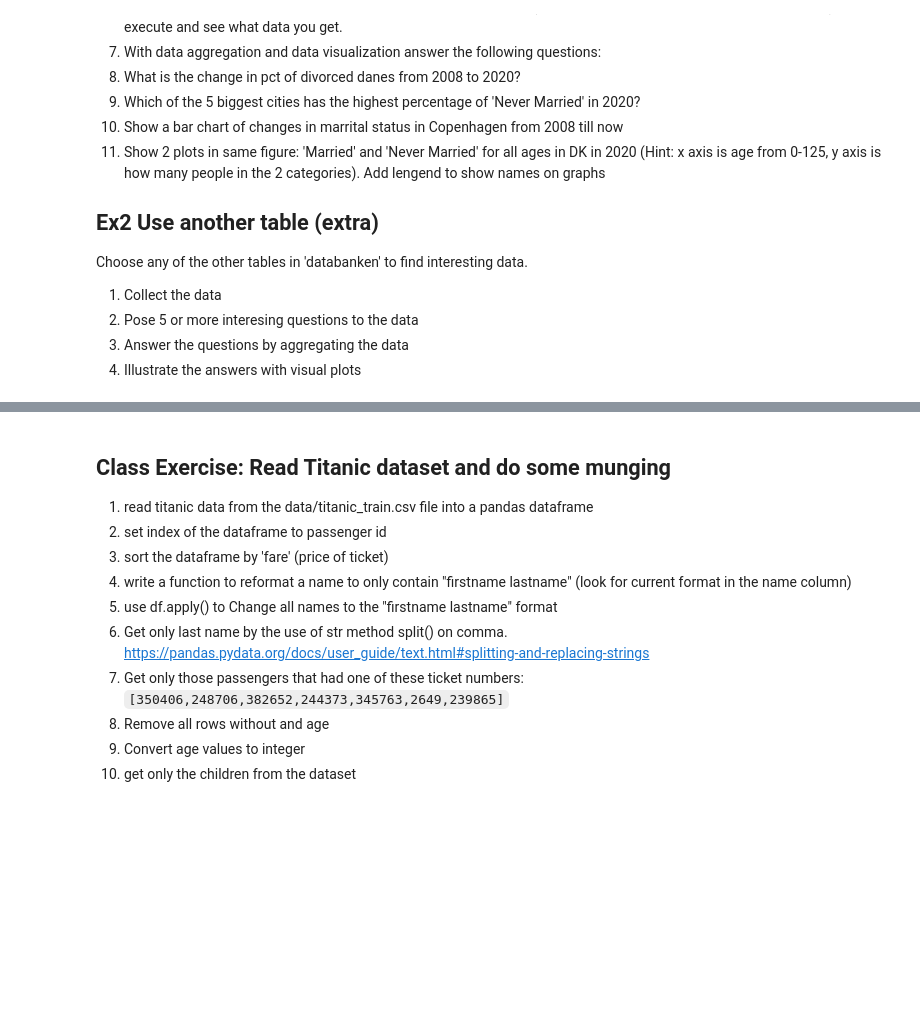
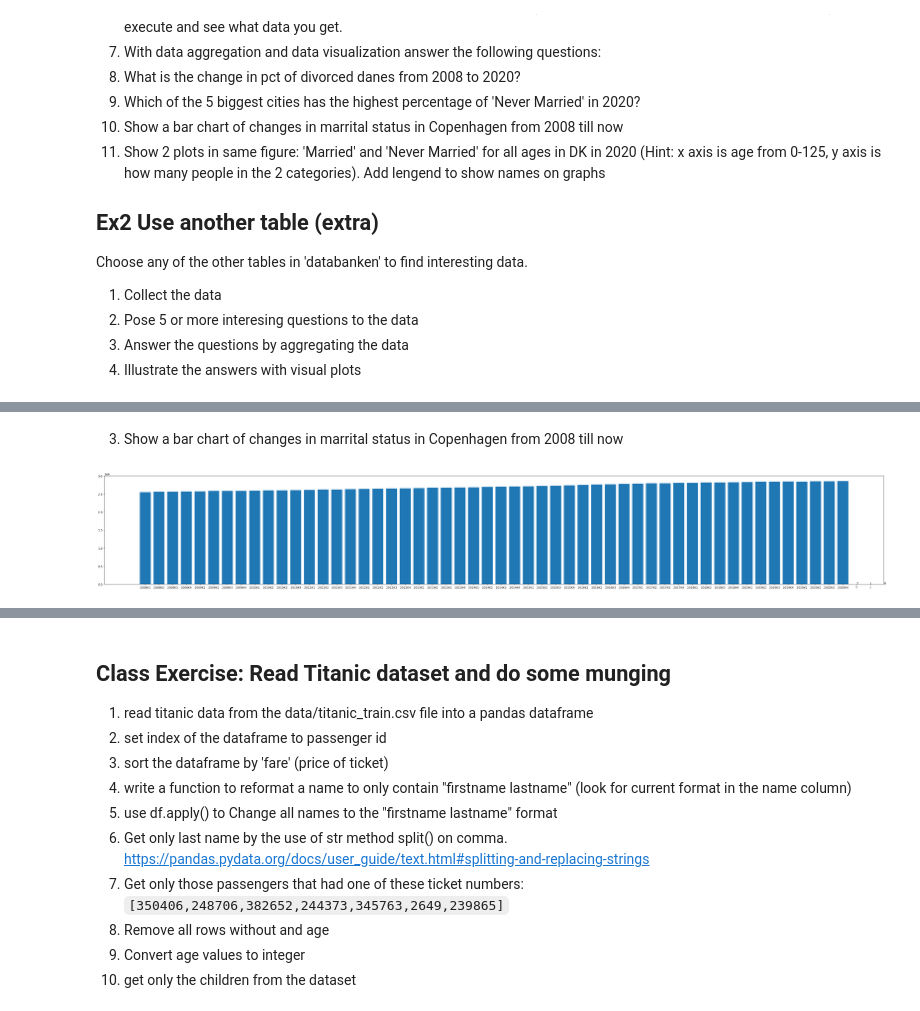
Before and after one commit to ChristofferQ/my_notebooks, a Jupyter notebook: 05-Exercise-solution.ipynb, the cells around one changed output, grey strips where cells are left out. Saved outputs shown, nothing was run; the diff lists cells and outputs as text; code cells hidden in the pictures; blank space fills up the shorter version.

```diff
--- a/05-Exercise-solution.ipynb
+++ b/05-Exercise-solution.ipynb
@@ -46,0 +108,27 @@ dst[:20]
+# %% [markdown]
+3. Show a bar chart of changes in marrital status in Copenhagen from 2008 till now
+# %%
+import pandas as pd
+import matplotlib.pyplot as plt
+
+#url = 'https://api.statbank.dk/v1/data/FOLK1A/CSV?delimiter=Semicolon&Tid=2008K1%2C2022K3&CIVILSTAND=U%2CG%2CE%2CF'
+url = 'https://api.statbank.dk/v1/data/FOLK1A/CSV?delimiter=Semicolon&Tid=%3E%3D2008K1%3C%3D2020K4&CIVILSTAND=U%2CG%2CE%2CF'
+dst = pd.read_csv(url, sep=';')
+dst.to_csv('dk-stat-all-tables.csv', encoding='utf-8', index=False)
+
+årstal = dst['TID']
+antal = dst['INDHOLD']
+
+fig = plt.figure(figsize = (50, 7))
+
+plt.bar(årstal, antal)
+
+for index, value in enumerate('INDHOLD'):
+    plt.text(value, index,
+             str(value))
+
+plt.show()
+
+#dst.plot.bar(x='TID', y = 'INDHOLD', rot=0);
+# %% [output]
+[figure, added]
```
Also changed, not shown: parts of 9 cells of this notebook, 2 other files.
